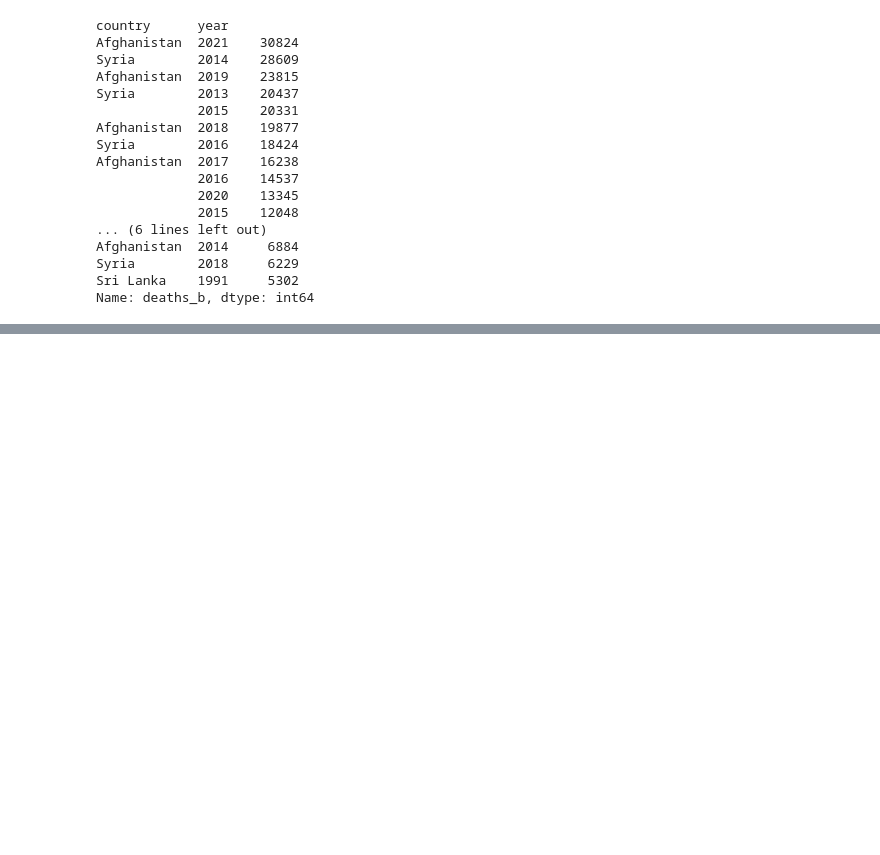
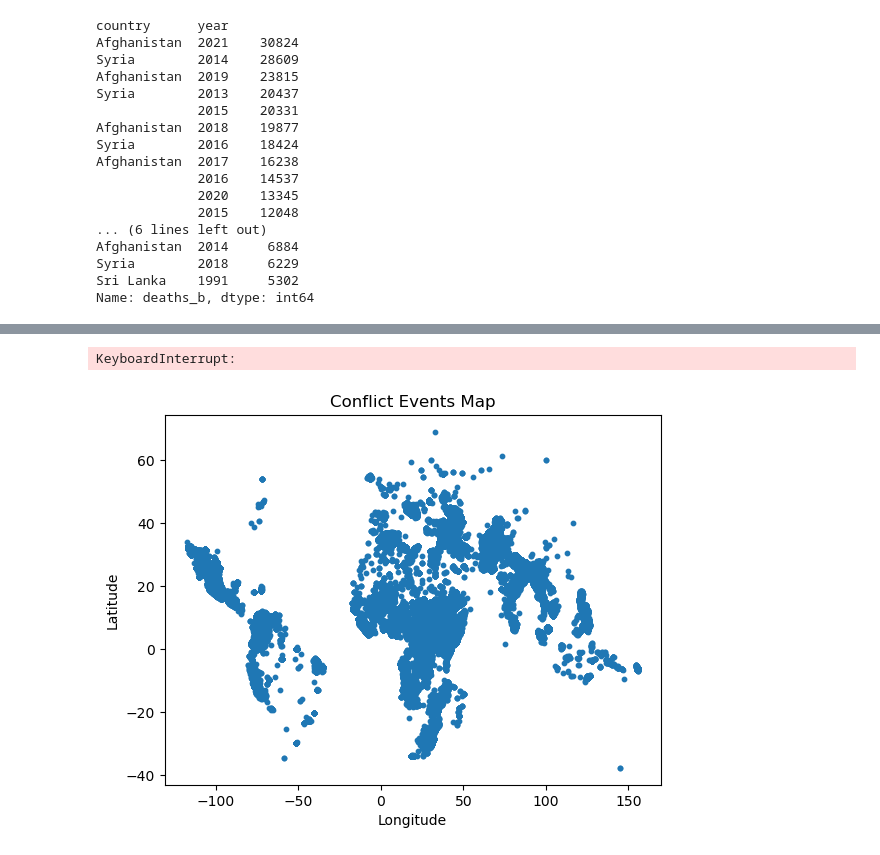
Before and after one commit to Joldon/political_violence, a Jupyter notebook: ged_event_21.ipynb, the cells around one changed output, grey strips where cells are left out. Cells and saved outputs as stored; diff of their text form; code cells hidden in the pictures; blank space fills up the shorter version.

```diff
--- a/ged_event_21.ipynb
+++ b/ged_event_21.ipynb
@@ -768,0 +811,50 @@ Name: deaths_b, dtype: int64
+# %%
+# Could not run this query till the end as it was taking too long
+
+import networkx as nx
+import matplotlib.pyplot as plt
+import geopy.distance
+
+G = nx.Graph()
+
+# Function to find neighboring locations based on a distance threshold
+def find_neighbors(location, threshold):
+    neighbors = []
+    for node in G.nodes:
+        if node != location:
+            distance = geopy.distance.distance(location, node).km
+            if distance <= threshold:
+                neighbors.append(node)
+    return neighbors
+
+for index, row in data.iterrows():
+    location = (row['latitude'], row['longitude'])  # Create a tuple with latitude and longitude
+    threshold = 100
+    G.add_node(location)
+
+for index, row in data.iterrows():
+    location = (row['latitude'], row['longitude'])
+    threshold = row['best']
+    neighbors = find_neighbors(location, threshold)  # Pass the threshold value to the function
+    for neighbor in neighbors:
+        G.add_edge(location, neighbor, threshold=threshold)  # Pass the threshold as an attribute
+
+# Analyze the network
+degree_centrality = nx.degree_centrality(G)
+betweenness_centrality = nx.betweenness_centrality(G)
+clustering_coefficient = nx.average_clustering(G)
+
+# Visualize the network graph
+pos = nx.spring_layout(G)
+nx.draw_networkx(G, pos)
+plt.show()
+# %% [output]
+KeyboardInterrupt:
+# %%
+plt.scatter(data['longitude'], data['latitude'], s=10)
+plt.xlabel('Longitude')
+plt.ylabel('Latitude')
+plt.title('Conflict Events Map')
+plt.show()
+# %% [output]
+[figure, added]
```
Also changed, not shown: parts of 8 cells of this notebook.
